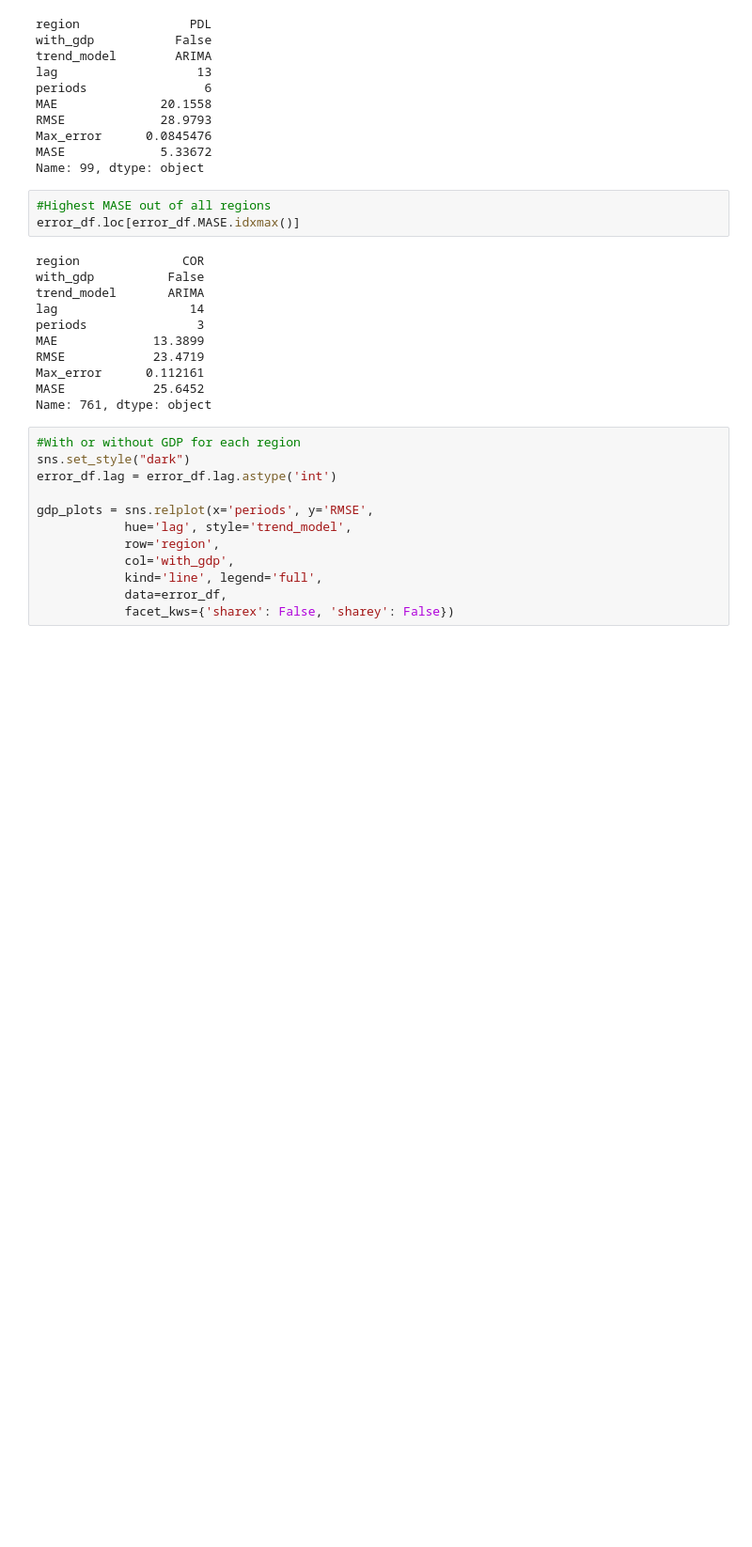
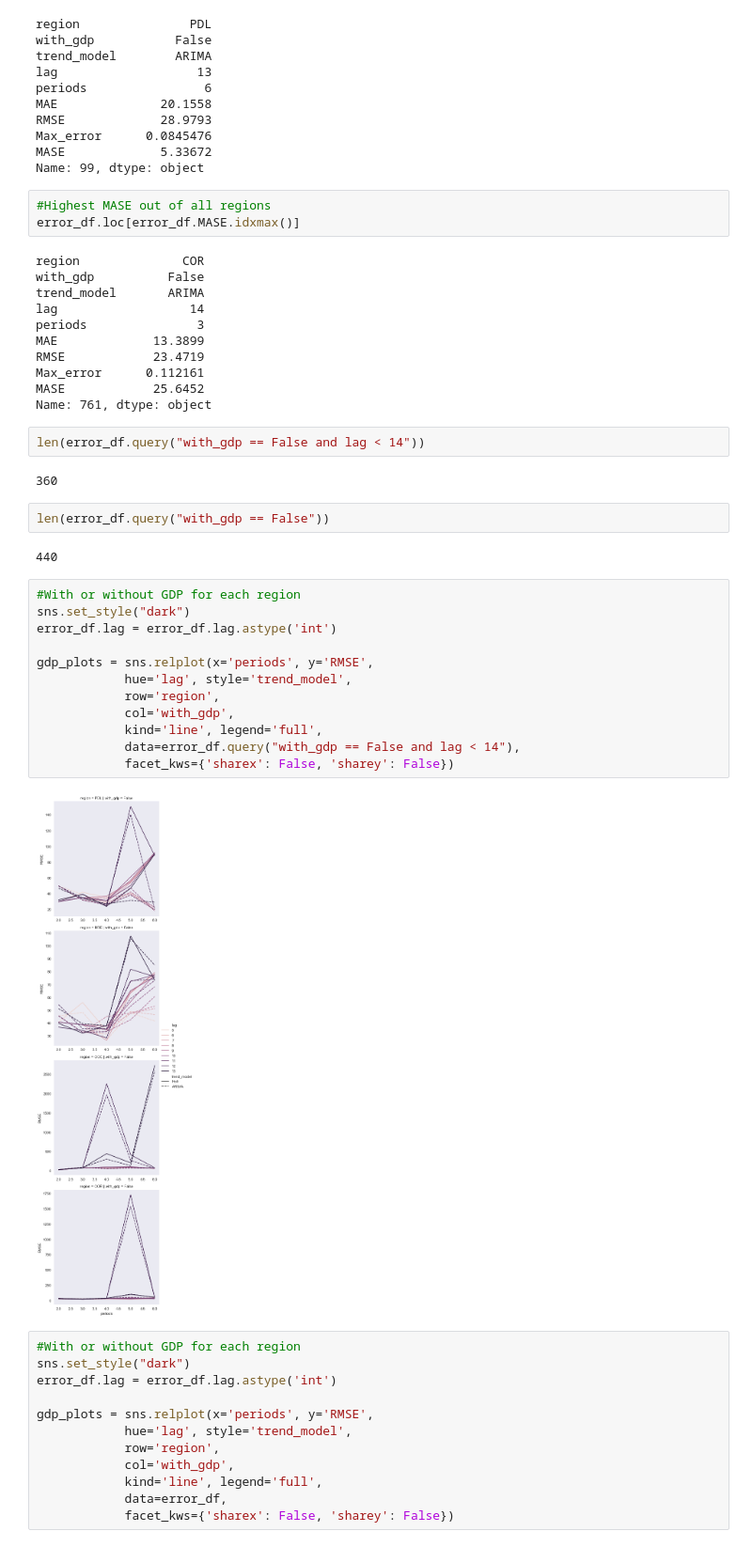
Before and after one commit to jinnyto/touristcast, a Jupyter notebook: VAR Cross Validation Grid Search Like Loop Range +.ipynb, the cells around one changed output. Shown at 94% size. Drawn from its saved outputs; the diff is of its cells as text; blank space fills up the shorter version.

Commit message:
VAR cV Grid Search /w more filters on datas

```diff
--- a/VAR Cross Validation Grid Search Like Loop Range +.ipynb
+++ b/VAR Cross Validation Grid Search Like Loop Range +.ipynb
@@ -195,6 +195,28 @@ RMSE            23.4719
 Max_error      0.112161
 MASE            25.6452
 Name: 761, dtype: object
+# %%
+len(error_df.query("with_gdp == False and lag < 14"))
+# %% [output]
+360
+# %%
+len(error_df.query("with_gdp == False"))
+# %% [output]
+440
+# %%
+#With or without GDP for each region
+sns.set_style("dark")
+error_df.lag = error_df.lag.astype('int')
+
+gdp_plots = sns.relplot(x='periods', y='RMSE',
+            hue='lag', style='trend_model',
+            row='region',
+            col='with_gdp',
+            kind='line', legend='full',
+            data=error_df.query("with_gdp == False and lag < 14"),
+            facet_kws={'sharex': False, 'sharey': False})
+# %% [output]
+[figure, added]
 # %%
 #With or without GDP for each region
 sns.set_style("dark")
```
Also changed, not shown: parts of 1 cell of this notebook.
